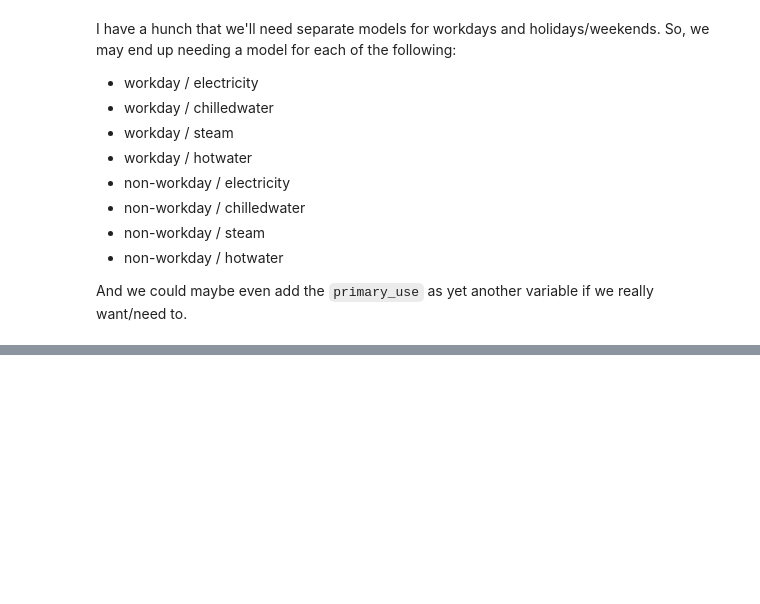
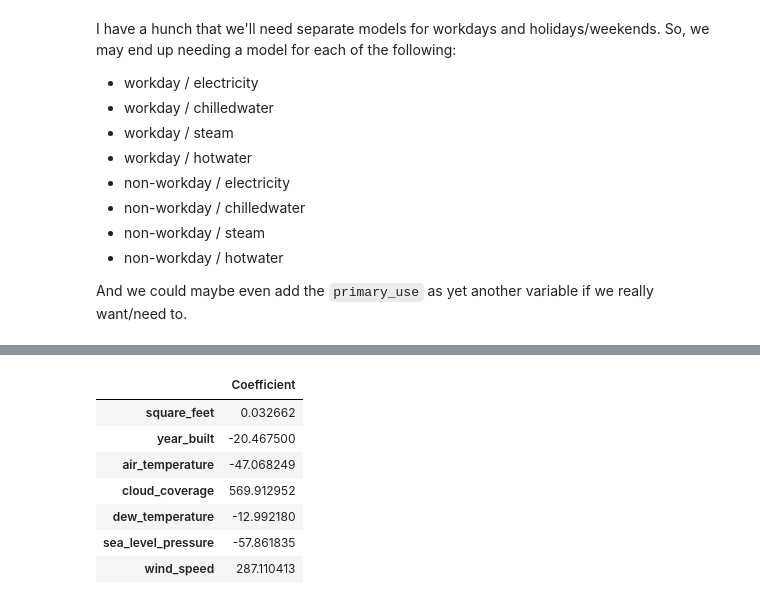
Before and after one commit to rupalisaini/energypredictor, a Jupyter notebook: energypredictor.ipynb, the cells around one changed output, grey strips where cells are left out. Drawn from its saved outputs; the diff is of its cells as text; code cells hidden in the pictures; blank space fills up the shorter version.

```diff
--- a/energypredictor.ipynb
+++ b/energypredictor.ipynb
@@ -259,0 +280,8 @@ And we could maybe even add the `primary_use` as yet another variable if we real
+# %%
+#For the time being, replacing null values with 0
+fullTraining.isnull().any()
+fullTraining = fullTraining.fillna(0)
+# %%
+#Splitting into features and labels
+X = fullTraining[['square_feet', 'year_built', 'air_temperature', 'cloud_coverage', 'dew_temperature', 'sea_level_pressure', 'wind_speed']].values
+y = fullTraining['meter_reading'].values
@@ -259,0 +293,12 @@ And we could maybe even add the `primary_use` as yet another variable if we real
+# %%
+coeff_df = pd.DataFrame(regressor.coef_, [['square_feet', 'year_built', 'air_temperature', 'cloud_coverage', 'dew_temperature', 'sea_level_pressure', 'wind_speed']], columns=['Coefficient'])
+coeff_df
+# %% [output]
+|  | Coefficient |
+| square_feet | 0.032662 |
+| year_built | -20.467500 |
+| air_temperature | -47.068249 |
+| cloud_coverage | 569.912952 |
+| dew_temperature | -12.992180 |
+| sea_level_pressure | -57.861835 |
+| wind_speed | 287.110413 |
```
Also changed, not shown: parts of 4 cells of this notebook.
